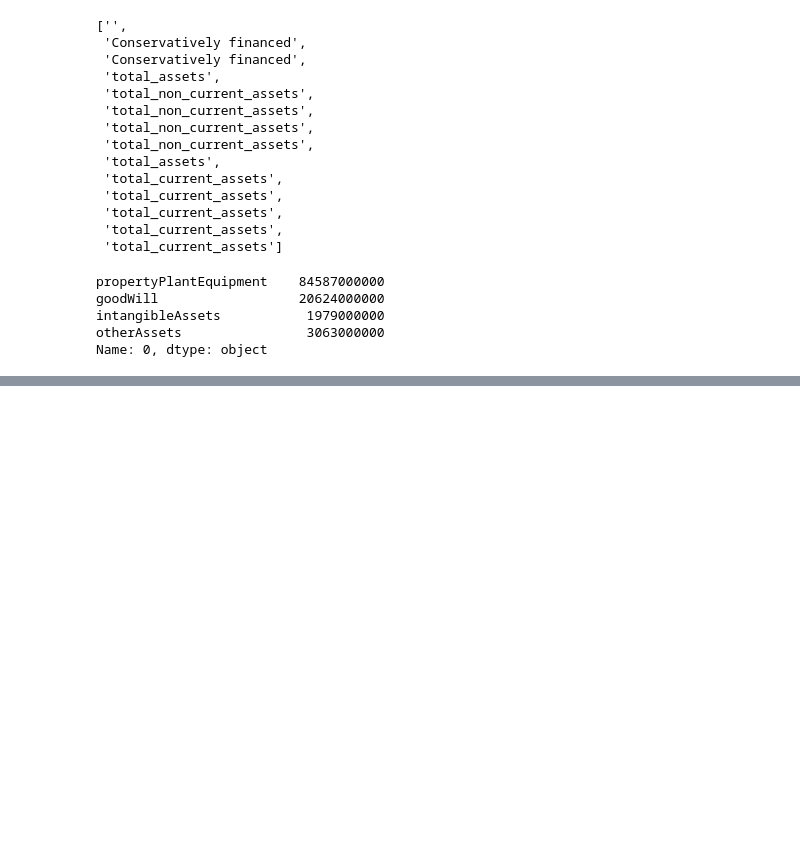
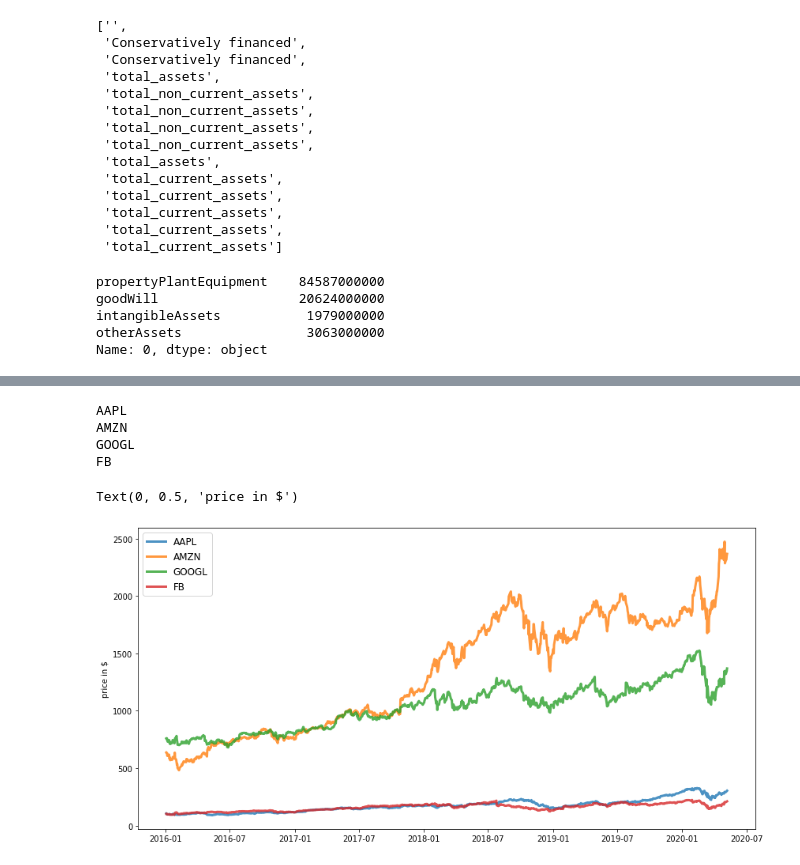
Before and after one commit to antoinecomp/portfolio-advisor, a Jupyter notebook: Graham.ipynb, the cells around one changed output, grey strips where cells are left out. Saved outputs shown, nothing was run; the diff lists cells and outputs as text; code cells hidden in the pictures; blank space fills up the shorter version.

```diff
--- a/Graham.ipynb
+++ b/Graham.ipynb
@@ -394,0 +401,18 @@ Name: 0, dtype: object
+# %%
+def price_maker(tickers):
+    df_concated = pd.DataFrame()
+    for ticker_name in tickers:
+        ticker = Ticker(ticker_name)
+        df = ticker.history(period='max', interval='1d', start='2016-01-04', end='2020-05-08')
+        try:
+            df_concated = pd.concat([df_concated, df['close'].rename(str(ticker_name))], axis=1)
+        except KeyError:
+            print("ticker_name: ", ticker_name)
+    return df_concated
+
+tickers = ['AAPL','AMZN','GOOGL','FB']
+df = price_maker(tickers)
+df.index = pd.to_datetime(df.index)
+df = df.resample("1D").sum()
+df = df[~df.isin([0])].dropna() # getting rid of weekends where stocks = 0
+df.tail(20)
@@ -394,0 +487,14 @@ Name: 0, dtype: object
+# %%
+plt.figure(figsize=(14, 7))
+for c in df.columns.values:
+    print(c)
+    plt.plot(df.index, df[c], lw=3, alpha=0.8,label=c)
+plt.legend(loc='upper left', fontsize=12)
+plt.ylabel('price in $')
+# %% [output]
+AAPL
+AMZN
+GOOGL
+FB
+Text(0, 0.5, 'price in $')
+[figure, added]
```
Also changed, not shown: parts of 63 cells of this notebook, 14 other files.
